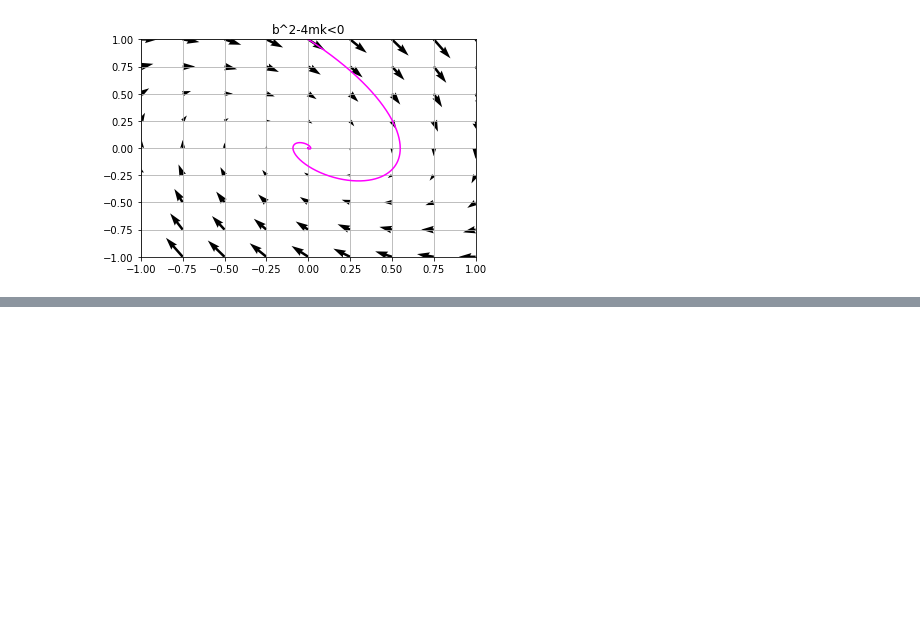
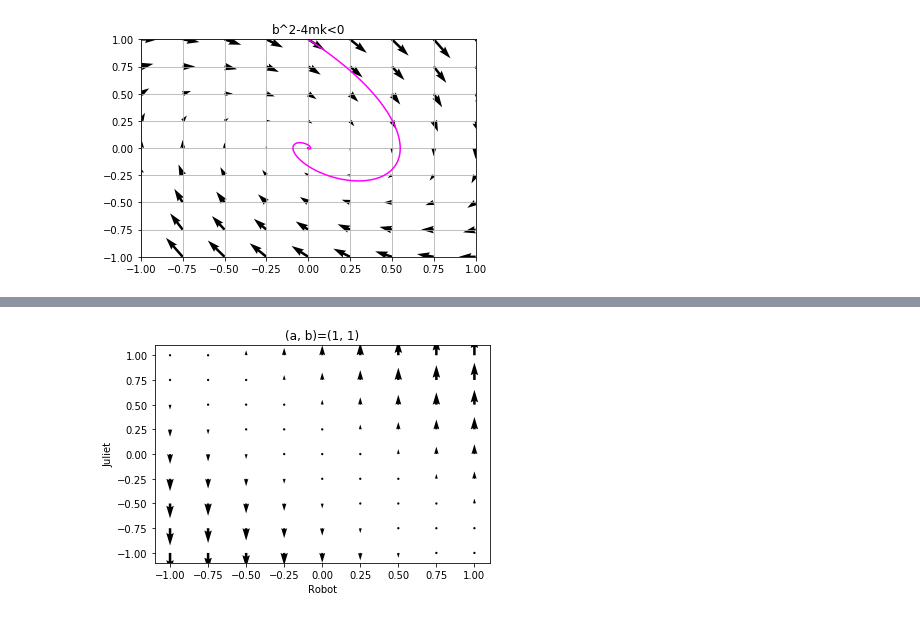
Before and after one commit to nkknj/strogatz, a Jupyter notebook: Chapter5_exercise.ipynb, the cells around one changed output, grey strips where cells are left out. Cells and saved outputs as stored; diff of their text form; code cells hidden in the pictures; blank space fills up the shorter version.

```diff
--- a/Chapter5_exercise.ipynb
+++ b/Chapter5_exercise.ipynb
@@ -944,0 +1037,81 @@ n_unstable_spiral=0.1464767
+# %%
+#5.3.6
+#tau=b
+#delta=0
+
+X=np.linspace(-1, 1, 9)
+Y=np.linspace(-1, 1, 9)
+
+#(a, b)=(1, 1)
+a=1
+b=1
+A=np.array([
+    [0, 0],
+    [a, b]
+])
+
+for x in X:
+    for y in Y:
+        grad=np.dot(A, np.array([x, y]))
+        plt.quiver(x, y, grad[0], grad[1], angles='xy', scale_units='xy', scale=10)
+
+plt.xlabel('Robot')
+plt.ylabel('Juliet')
+plt.title('(a, b)=(1, 1)')
+plt.show()
+
+#(a, b)=(1, -1)
+a=1
+b=-1
+A=np.array([
+    [0, 0],
+    [a, b]
+])
+
+for x in X:
+    for y in Y:
+        grad=np.dot(A, np.array([x, y]))
+        plt.quiver(x, y, grad[0], grad[1], angles='xy', scale_units='xy', scale=10)
+
+plt.xlabel('Robot')
+plt.ylabel('Juliet')
+plt.title('(a, b)=(1, -1)')
+plt.show()
+
+#(a, b)=(-1, 1)
+a=-1
+b=1
+A=np.array([
+    [0, 0],
+    [a, b]
+])
+
+for x in X:
+    for y in Y:
+        grad=np.dot(A, np.array([x, y]))
+        plt.quiver(x, y, grad[0], grad[1], angles='xy', scale_units='xy', scale=10)
+
+plt.xlabel('Robot')
+plt.ylabel('Juliet')
+plt.title('(a, b)=(-1, 1)')
+plt.show()
+
+#(a, b)=(-1, -1)
+a=-1
+b=-1
+A=np.array([
+    [0, 0],
+    [a, b]
+])
+
+for x in X:
+    for y in Y:
+        grad=np.dot(A, np.array([x, y]))
+        plt.quiver(x, y, grad[0], grad[1], angles='xy', scale_units='xy', scale=10)
+
+plt.xlabel('Robot')
+plt.ylabel('Juliet')
+plt.title('(a, b)=(-1, -1)')
+plt.show()
+# %% [output]
+[figure, added]
```
Also changed, not shown: parts of 7 cells of this notebook.
